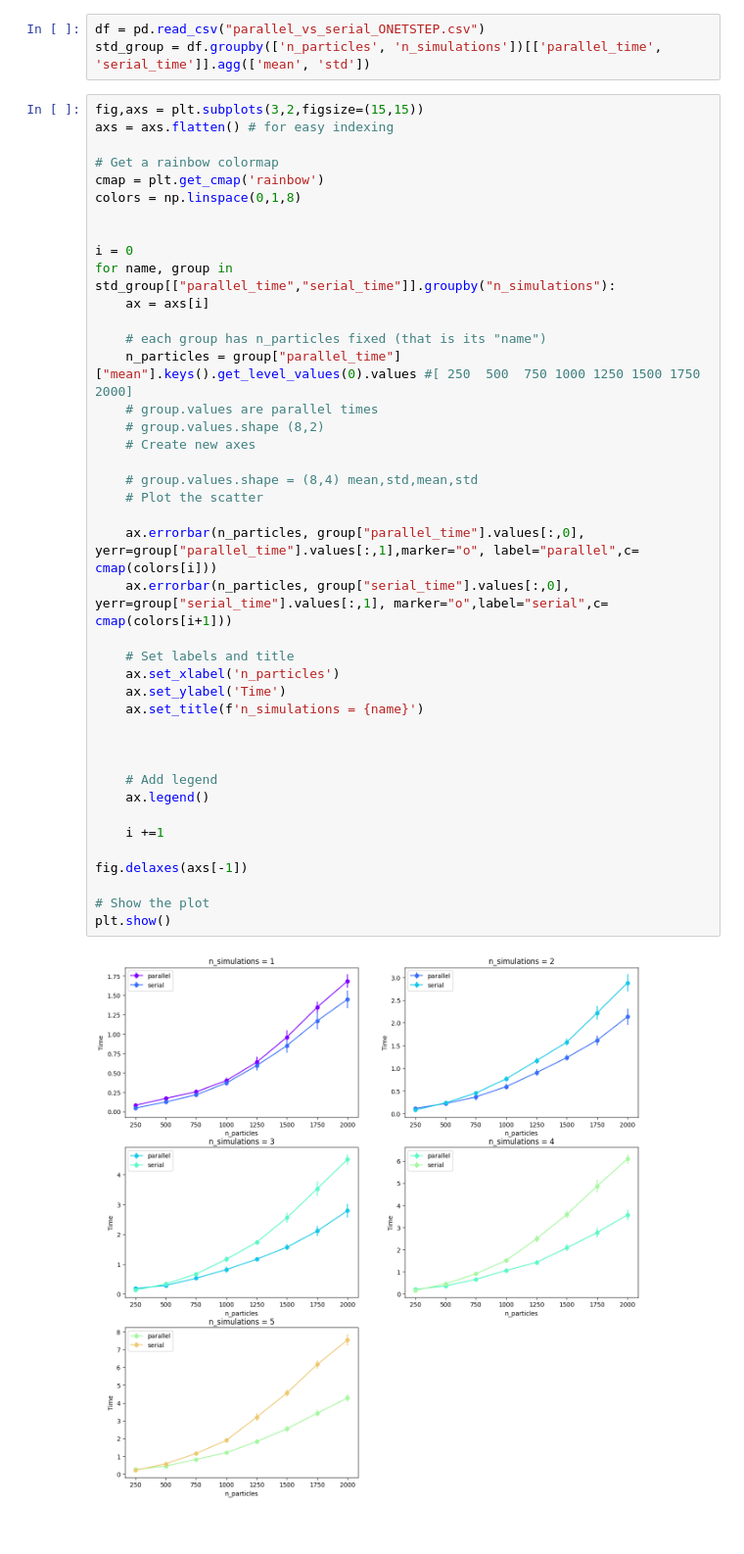
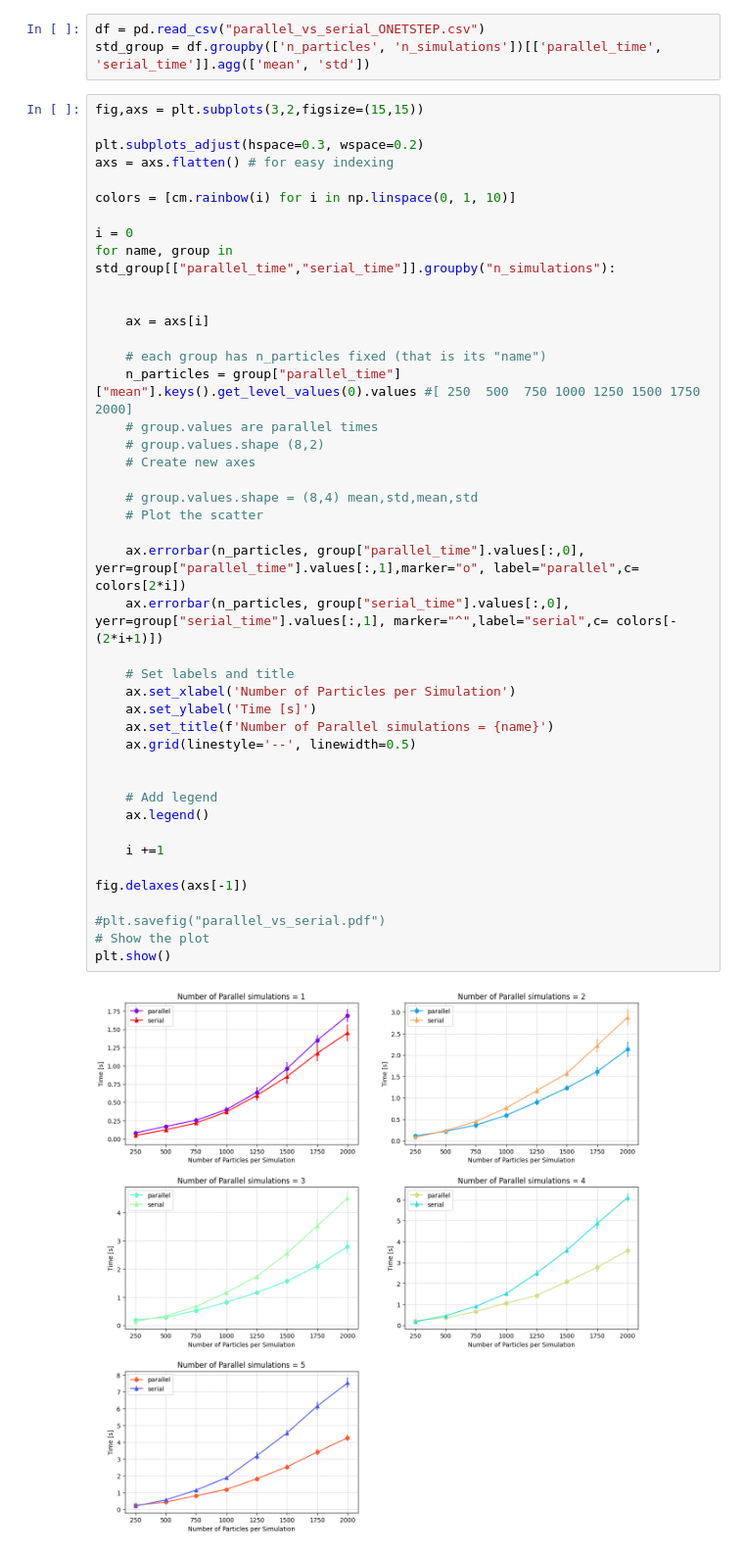
Before and after one commit to Berto70/pod_compastro23, a Jupyter notebook: project/multiproccessing/multievo/multievo_plots.ipynb, the cells around one changed output. Shown at 98% size. Drawn from its saved outputs; the diff is of its cells as text.

Commit message:
new multievo plots

```diff
--- a/project/multiproccessing/multievo/multievo_plots.ipynb
+++ b/project/multiproccessing/multievo/multievo_plots.ipynb
@@ -13,44 +16,46 @@ df = pd.read_csv("parallel_vs_serial_ONETSTEP.csv")
 std_group = df.groupby(['n_particles', 'n_simulations'])[['parallel_time', 'serial_time']].agg(['mean', 'std'])
 # %%
 fig,axs = plt.subplots(3,2,figsize=(15,15))
+
+plt.subplots_adjust(hspace=0.3, wspace=0.2)
 axs = axs.flatten() # for easy indexing
 
-# Get a rainbow colormap
-cmap = plt.get_cmap('rainbow')
-colors = np.linspace(0,1,8)
-
+colors = [cm.rainbow(i) for i in np.linspace(0, 1, 10)]
 
 i = 0
 for name, group in std_group[["parallel_time","serial_time"]].groupby("n_simulations"):
+
+
     ax = axs[i]
 
     # each group has n_particles fixed (that is its "name")
     n_particles = group["parallel_time"]["mean"].keys().get_level_values(0).values #[ 250  500  750 1000 1250 1500 1750 2000]
     # group.values are parallel times
     # group.values.shape (8,2)
     # Create new axes
 
     # group.values.shape = (8,4) mean,std,mean,std
     # Plot the scatter
 
-    ax.errorbar(n_particles, group["parallel_time"].values[:,0], yerr=group["parallel_time"].values[:,1],marker="o", label="parallel",c= cmap(colors[i]))
-    ax.errorbar(n_particles, group["serial_time"].values[:,0], yerr=group["serial_time"].values[:,1], marker="o",label="serial",c= cmap(colors[i+1]))
+    ax.errorbar(n_particles, group["parallel_time"].values[:,0], yerr=group["parallel_time"].values[:,1],marker="o", label="parallel",c= colors[2*i])
+    ax.errorbar(n_particles, group["serial_time"].values[:,0], yerr=group["serial_time"].values[:,1], marker="^",label="serial",c= colors[-(2*i+1)])
 
     # Set labels and title
-    ax.set_xlabel('n_particles')
-    ax.set_ylabel('Time')
-    ax.set_title(f'n_simulations = {name}')
-
+    ax.set_xlabel('Number of Particles per Simulation')
+    ax.set_ylabel('Time [s]')
+    ax.set_title(f'Number of Parallel simulations = {name}')
+    ax.grid(linestyle='--', linewidth=0.5)
 
 
     # Add legend
     ax.legend()
 
     i +=1
 
 fig.delaxes(axs[-1])
 
+#plt.savefig("parallel_vs_serial.pdf")
 # Show the plot
 plt.show()
 # %% [output]
-[figure, old version]
+[figure, new version]
```
Also changed, not shown: parts of 3 cells of this notebook, 2 other files.
